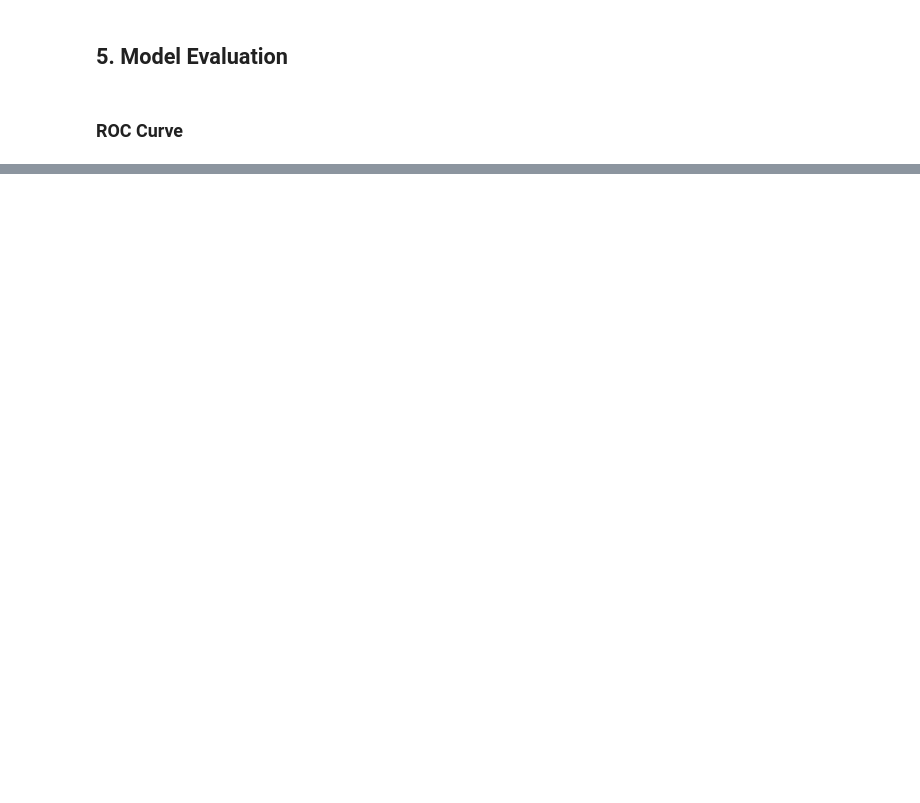
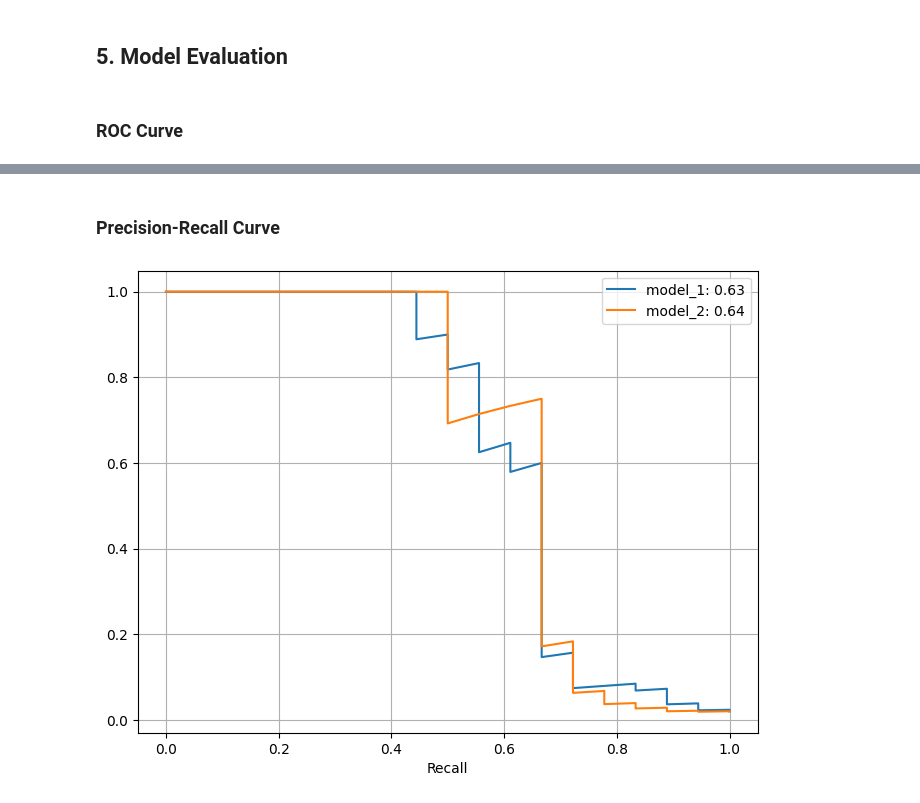
Before and after one commit to haroldeustaquio/Machine-Learning, a Jupyter notebook: Logistic-Regression/Heart-Disease-Prediction/testing.ipynb, the cells around one changed output, grey strips where cells are left out. Cells and saved outputs as stored; diff of their text form; code cells hidden in the pictures; blank space fills up the shorter version.

```diff
--- a/Logistic-Regression/Heart-Disease-Prediction/testing.ipynb
+++ b/Logistic-Regression/Heart-Disease-Prediction/testing.ipynb
@@ -104,0 +143,21 @@ plt.show()
+# %% [markdown]
+### Precision-Recall Curve
+# %%
+y_scores_model_1 = model_1.predict_proba(x_test)[:, 1]
+y_scores_model_2 = model_2.predict_proba(x_test)[:, 1]
+
+prec_model, recall_model, _ = precision_recall_curve(y_test, y_scores_model_1)
+prec_model_2, recall_model_2, _ = precision_recall_curve(y_test, y_scores_model_2)
+
+auc_model = auc(recall_model, prec_model)
+auc_model_2 = auc(recall_model_2, prec_model_2)
+
+plt.figure(figsize=(8, 6))
+plt.plot(recall_model, prec_model,label=f'model_1: {auc_model:.2f}')
+plt.plot(recall_model_2, prec_model_2,label=f'model_2: {auc_model_2:.2f}')
+plt.xlabel('Recall')
+plt.legend()
+plt.grid(True)
+plt.show()
+# %% [output]
+[figure, added]
```
Also changed, not shown: parts of 10 cells of this notebook.
